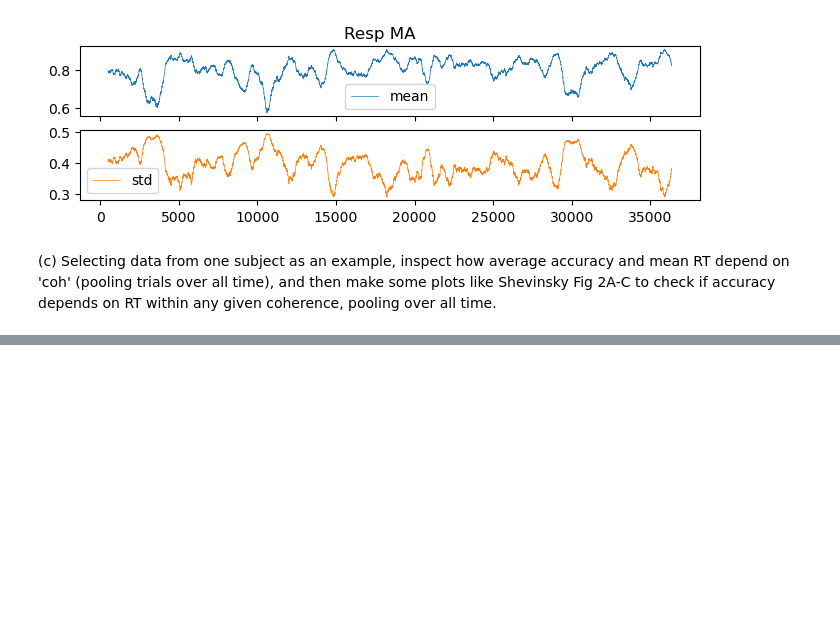
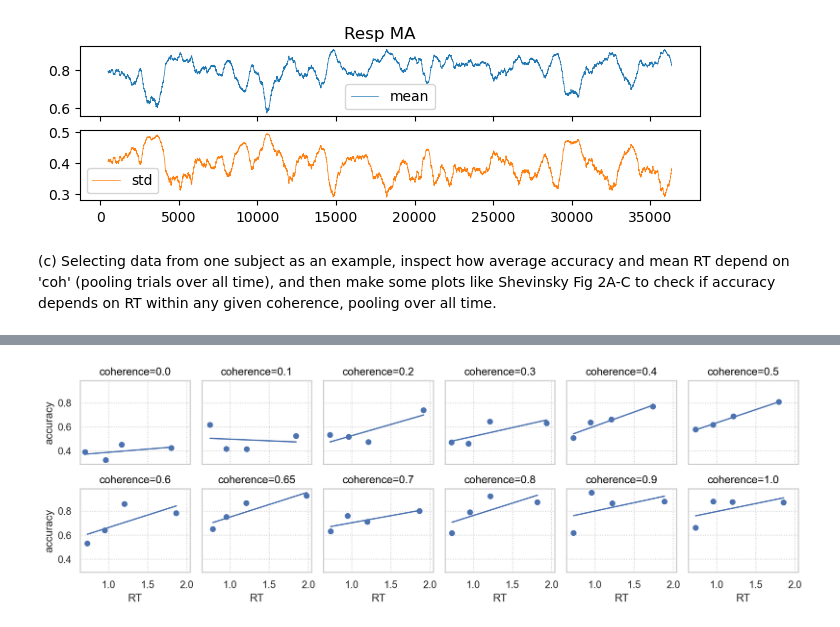
Before and after one commit to griegner/drift-diffusion, a Jupyter notebook: examples/nguyen-2020-dataset.ipynb, the cells around one changed output, grey strips where cells are left out. Drawn from its saved outputs; the diff is of its cells as text; code cells hidden in the pictures; blank space fills up the shorter version.

```diff
--- a/examples/nguyen-2020-dataset.ipynb
+++ b/examples/nguyen-2020-dataset.ipynb
@@ -142,0 +149,18 @@ df_subset = df.query("subjectID == 482").assign(
+# %%
+# plot RT vs accuracy
+df_quartile = (
+    df_subset.assign(rt_quartile=pd.qcut(df_subset["rt"], 4, labels=False))
+    .groupby(["coh", "rt_quartile"], as_index=False)[["rt", "response"]]
+    .agg("mean")
+)
+
+(
+    so.Plot(df_quartile, x="rt", y="response")
+    .facet(col="coh", wrap=6)
+    .add(so.Dot())
+    .add(so.Line(), so.PolyFit(order=1))
+    .layout(size=(12, 4))
+    .label(x="RT", y="accuracy", title="coherence={}".format)
+)
+# %% [output]
+[figure, added]
```
Also changed, not shown: parts of 8 cells of this notebook.
